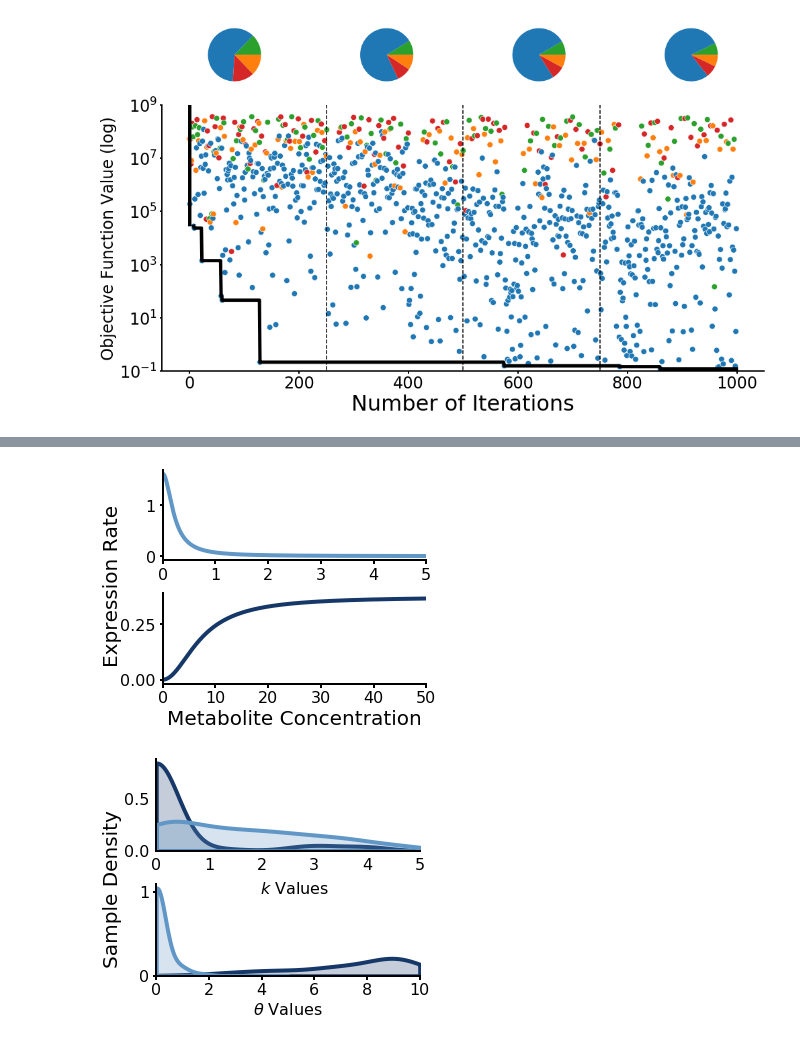
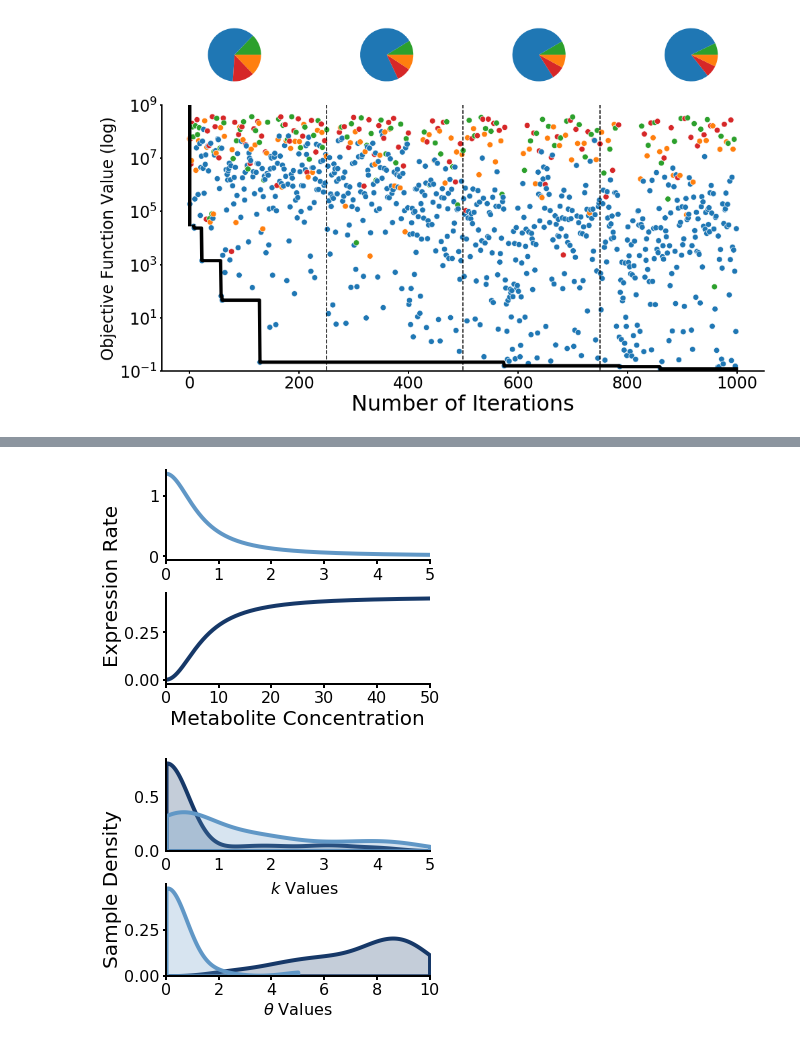
Before and after one commit to cjmerzbacher/bayesopt-dynamic-pathways, a Jupyter notebook: visualization/glucaric_acid_viz.ipynb, the cells around one changed output, grey strips where cells are left out. Cells and saved outputs as stored; diff of their text form; code cells hidden in the pictures.

```diff
--- a/visualization/glucaric_acid_viz.ipynb
+++ b/visualization/glucaric_acid_viz.ipynb
@@ -155,7 +155,7 @@ plot_df = pd.DataFrame({'Background':background, 'Perturbed':landscape})
 bottom_sum = [0, 0]
 fig, ax = plt.subplots(1, 1,figsize=(8, 7))
 for i in range(len(plot_df)):
-    ax.bar(x, [plot_df.Background[i], plot_df.Perturbed[i]/10], bottom = bottom_sum)
+    ax.bar(x, [plot_df.Background[i], plot_df.Perturbed[i]/10], bottom = bottom_sum, width=0.5)
     bottom_sum[0] = bottom_sum[0] + plot_df.Background[i]
     bottom_sum[1] = bottom_sum[1] + plot_df.Perturbed[i]/10
 
@@ -175,6 +175,6 @@ if save_figs: fig.savefig('../figs/glucaric_acid_optimal_arch_stacked_bar.png',
 # %%
 ###FIGURE: Dose response curves
-single_arch_background = pd.read_csv('../data/glucaric_acid_singlearch.csv')
+single_arch_background = pd.read_csv('../data/glucaric_acid_kinetic_perturbation_singlearch.csv')
 dc_background = single_arch_background.loc[single_arch_background.Circuit == 'Dual Control']
 
 start=0
@@ -225,12 +225,12 @@ ax.tick_params(axis='y', labelsize=16)
 ax.set_ylabel('')
 ax.tick_params(width=2)
 ax.set_xlabel(r'Metabolite Concentration', fontsize=20)
-fig.text(-0.05, 0.55, 'Expression Rate', va='center', rotation='vertical', fontsize=20)
+fig.text(-0.06, 0.55, 'Expression Rate', va='center', rotation='vertical', fontsize=20)
 
 fig.tight_layout()
 if save_figs: fig.savefig('../figs/glucaric_acid_dose_response_curves.png', dpi=300, bbox_inches='tight', pad_inches=0.)
 # %% [output]
-[figure, old version]
+[figure, new version]
 # %%
 ###FIGURE: Parameter distributions
 fig, axs = plt.subplots(2,1,figsize=(3.5*1.3, 3*1.3))
@@ -243,32 +243,32 @@ ax.set_xlim([0, 5])
 
 for axis in ['top','right']:
     ax.spines[axis].set_linewidth(0)
 for axis in ['bottom','left']:
     ax.spines[axis].set_linewidth(2)
 ax.tick_params(axis='x', labelsize=16)
 ax.tick_params(axis='y', labelsize=16)
 ax.set_ylabel('')
 # ax.set_xlabel(r'$k$ Values', fontsize=16)
 fig.text(0.45, 0.50, r'$k$ Values', va='center', rotation='horizontal', fontsize=16)
 ax.set_xlabel('')
 ax.tick_params(width=0)
 ax = axs[1]
 ax.set_xlim([0, 10])
 sns.kdeplot(background_singlearch.theta2, clip=[0, 10], fill=True, color=color2, ax=ax, linewidth=4)
 sns.kdeplot(background_singlearch.theta1, clip=[0, 5], fill=True, color=color1, ax=ax, linewidth=4)
 
 #ax.set_ylim([0, 0.55])
 for axis in ['top','right']:
     ax.spines[axis].set_linewidth(0)
 for axis in ['bottom','left']:
     ax.spines[axis].set_linewidth(2)
 ax.tick_params(axis='x', labelsize=16)
 ax.tick_params(axis='y', labelsize=16)
 ax.tick_params(width=2)
 ax.set_xlabel(r'$\theta$ Values', fontsize=16)
 ax.set_ylabel('')
-fig.text(-0.03, 0.5, 'Sample Density', va='center', rotation='vertical', fontsize=20)
+fig.text(-0.06, 0.5, 'Sample Density', va='center', rotation='vertical', fontsize=20)
 fig.tight_layout()
 if save_figs: fig.savefig('../figs/glucaric_acid_parameter_distributions.png', dpi=300, bbox_inches='tight', pad_inches=0.)
 # %% [output]
-[figure, old version]
+[figure, new version]
```
Also changed, not shown: parts of 2 cells of this notebook, 19 other files.
